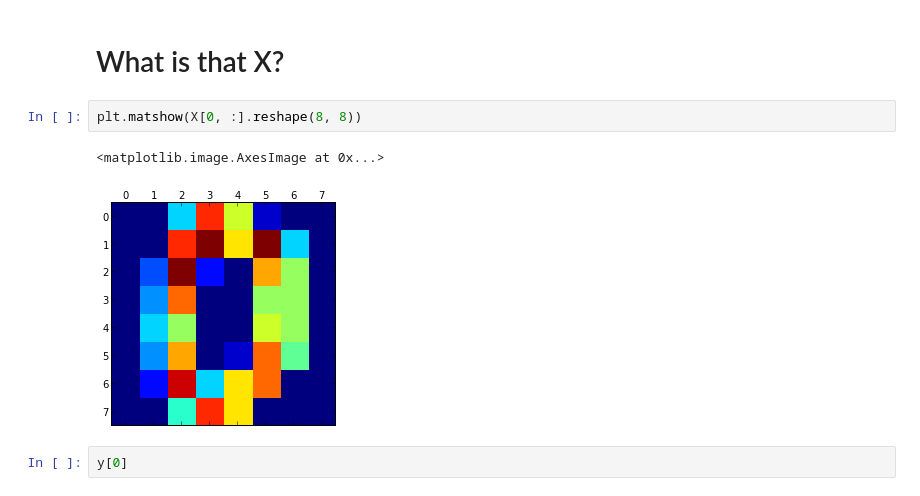
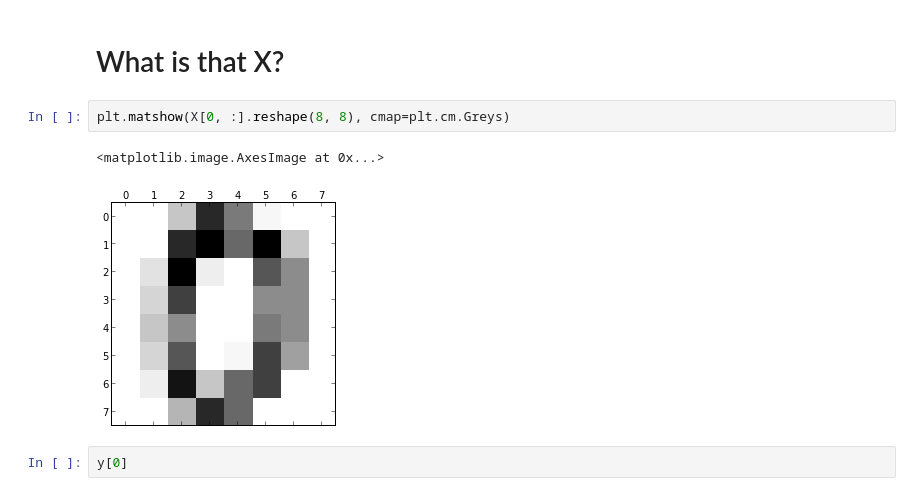
Before and after one commit to amueller/sklearn_tutorial, a Jupyter notebook: presentation.ipynb, the cells around one changed output. Saved outputs shown, nothing was run; the diff lists cells and outputs as text.

```diff
--- a/presentation.ipynb
+++ b/presentation.ipynb
@@ -105,10 +105,10 @@ array([ 0.    ,  0.    ,  0.3125,  0.8125,  0.5625,  0.0625,  0.    ,
 What is that X?
 ================
 # %%
-plt.matshow(X[0, :].reshape(8, 8))
+plt.matshow(X[0, :].reshape(8, 8), cmap=plt.cm.Greys)
 # %% [output]
 <matplotlib.image.AxesImage at 0x...>
-[figure, old version]
+[figure, new version]
 # %%
 y[0]
 # %% [output]
```
Also changed, not shown: parts of 15 cells of this notebook, 2 other files.
